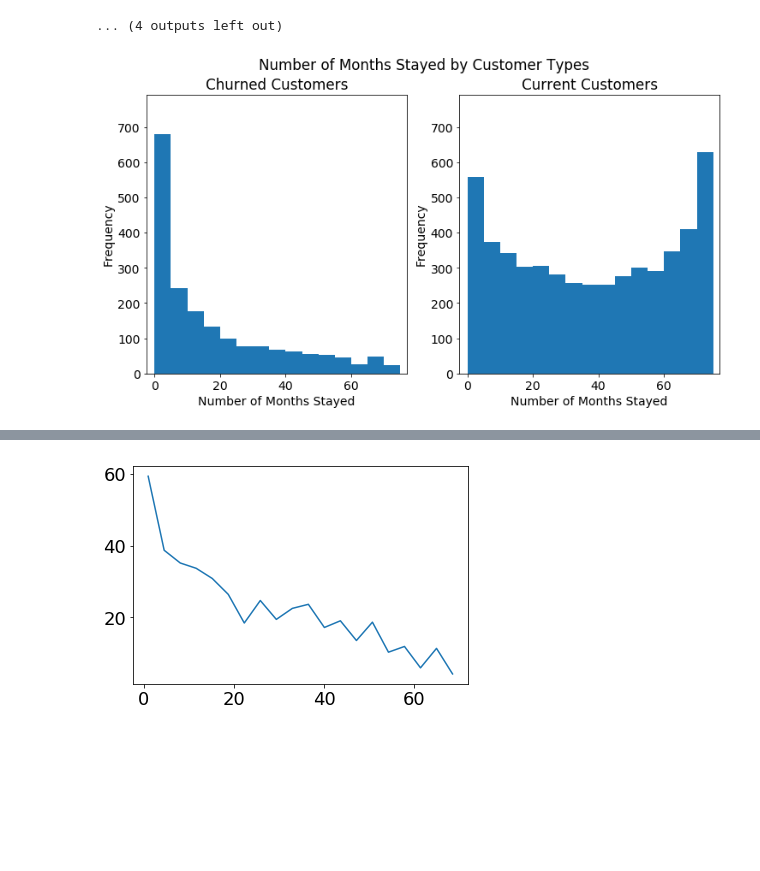
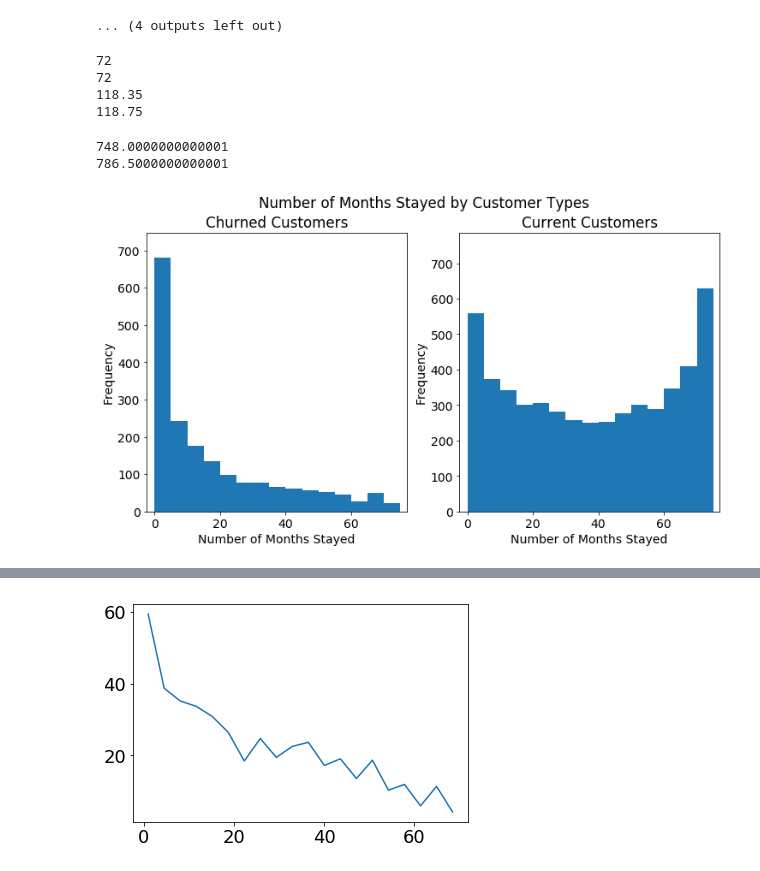
Before and after one commit to keigito/Telco_EDA, a Jupyter notebook: Telco_Customer_Churn.ipynb, the cells around one changed output, grey strips where cells are left out. Drawn from its saved outputs; the diff is of its cells as text; code cells hidden in the pictures; blank space fills up the shorter version.

```diff
--- a/Telco_Customer_Churn.ipynb
+++ b/Telco_Customer_Churn.ipynb
@@ -178,4 +195,4 @@ This is an inbalanced data, as indicated by the above value counts. The current
 # %%
-# Separating the churned and the current customers into a separate dataframes.
+# Separating the churned and the current customers into a separate dataframes. Do I need to do this??????
 df_churned = df.loc[df["Churn"] == "Yes"].copy()
-df_stayed = df.loc[df["Churn"] == "No"].copy()
+df_current = df.loc[df["Churn"] == "No"].copy()
@@ -246,6 +621,18 @@ for col_name in column_names_to_compare:
 # %%
 # Separating the churned and the current customers into a separate dataframes.
 churned_tenure = df_churned["tenure"]
+stayed_tenure = df_stayed["tenure"]
+print(churned_tenure.max())
+print(stayed_tenure.max())
+churned_MonthlyCharges = df_churned["MonthlyCharges"]
+stayed_MonthlyCharges = df_stayed["MonthlyCharges"]
+print(churned_MonthlyCharges.max())
+print(stayed_MonthlyCharges.max())
+# %% [output]
+72
+72
+118.35
+118.75
 # %%
 plt.rcParams.update({'figure.figsize': [12, 6]})
 # %%
@@ -260,33 +647,41 @@ count_stayed, division_stayed = np.histogram(df_stayed["tenure"], bin_numbers) #
 
 max_count_churned = count_churned.max()
 max_count_stayed = count_stayed.max()
 max_division_churned = division_churned.max()
 max_division_stayed = division_stayed.max()
 
 max_count_val = max_count_churned if max_count_churned >= max_count_stayed else max_count_stayed
 max_division_val = max_division_churned if max_division_churned >= max_division_stayed else max_division_stayed
 
+ylim_churned = max_count_churned * 1.1 # Multiply by 1.1 to give the graph a slightly more head room
+ylim_stayed = max_count_stayed * 1.1 # Multiply by 1.1 to give the graph a slightly more head room
+
 max_count_val = round(max_count_val, -1) *  1.1 # Multiply by 1.1 to give the graph a slightly more head room
 max_division_val = round(max_division_val) + bin_size
+
+print(ylim_churned)
+print(ylim_stayed)
 
 # Create graphs
 plt.figure()
 
 plt.suptitle("Number of Months Stayed by Customer Types")
 plt.subplot(1, 2, 1)
 plt.hist(data=df_churned, x="tenure", bins=bins)
 plt.title("Churned Customers")
 plt.xlabel("Number of Months Stayed")
 plt.ylabel("Frequency")
 plt.xlim(-2.5, max_division_val)
-plt.ylim(0, max_count_val)
+plt.ylim(0, ylim_churned)
 
 plt.subplot(1, 2, 2)
 plt.hist(data=df_stayed, x="tenure", bins=bins)
 plt.title("Current Customers")
 plt.xlabel("Number of Months Stayed")
 plt.ylabel("Frequency")
 plt.xlim(-2.5, max_division_val)
-plt.ylim(0, max_count_val);
+plt.ylim(0, ylim_stayed);
 # %% [output]
+748.0000000000001
+786.5000000000001
-[figure, old version]
+[figure, new version]
```
Also changed, not shown: parts of 52 cells of this notebook.
